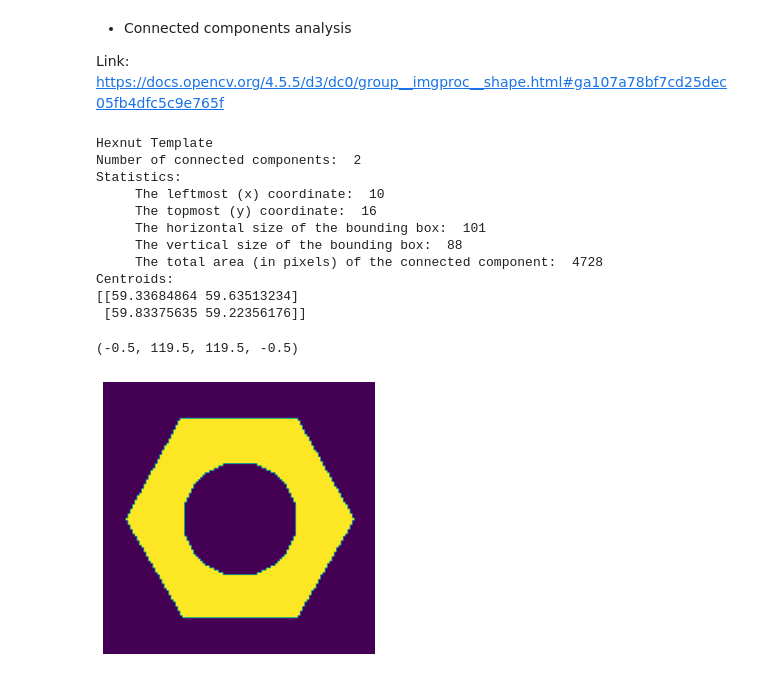
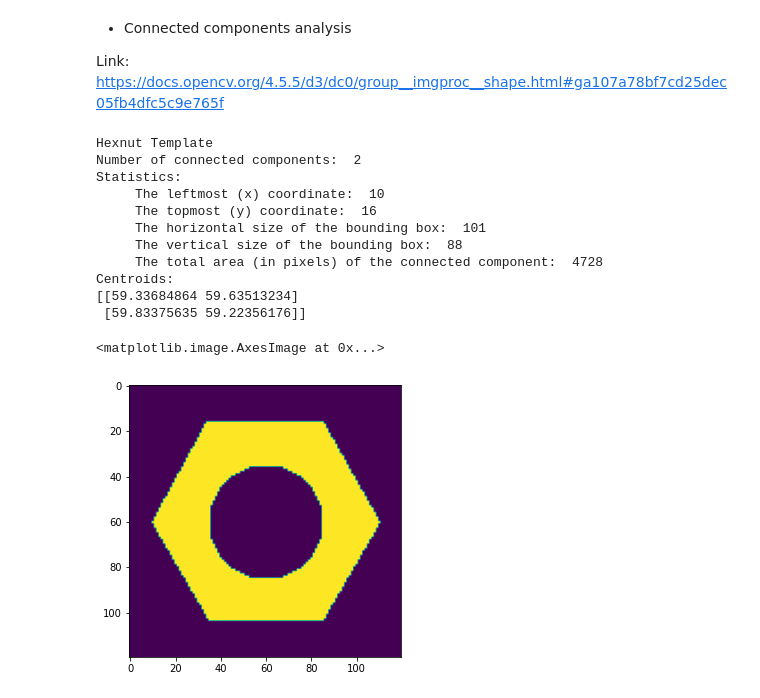
Before and after one commit to dulmi-99/Image-Processing-and-Machine-Vision, a Jupyter notebook: Assignments/Assignment 3/190107T_a03.ipynb, the cells around one changed output. Saved outputs shown, nothing was run; the diff lists cells and outputs as text; code cells hidden in the pictures.

```diff
--- a/Assignments/Assignment 3/190107T_a03.ipynb
+++ b/Assignments/Assignment 3/190107T_a03.ipynb
@@ -107,32 +107,31 @@ conv_n_labels, conv_labels, conv_stats, conv_centroids = cv.connectedComponentsW
 # %%
 print('Hexnut Template')
 print('Number of connected components: ', hex_n_labels)
 print('Statistics: ')
 print('     The leftmost (x) coordinate: ', hex_stats[1, cv.CC_STAT_LEFT])
 print('     The topmost (y) coordinate: ', hex_stats[1, cv.CC_STAT_TOP])
 print('     The horizontal size of the bounding box: ', hex_stats[1, cv.CC_STAT_WIDTH])
 print('     The vertical size of the bounding box: ' ,hex_stats[1, cv.CC_STAT_HEIGHT])
 print('     The total area (in pixels) of the connected component: ', hex_stats[1, cv.CC_STAT_AREA])
 print('Centroids: ')
 print(hex_centroids )
 
 fig,ax=plt.subplots(1,1,figsize=(5,5))
 ax.imshow(hex_labels)
-ax.axis(False)
 # %% [output]
 Hexnut Template
 Number of connected components:  2
 Statistics:
      The leftmost (x) coordinate:  10
      The topmost (y) coordinate:  16
      The horizontal size of the bounding box:  101
      The vertical size of the bounding box:  88
      The total area (in pixels) of the connected component:  4728
 Centroids:
 [[59.33684864 59.63513234]
  [59.83375635 59.22356176]]
-(-0.5, 119.5, 119.5, -0.5)
+<matplotlib.image.AxesImage at 0x...>
-[figure, old version]
+[figure, new version]
 # %%
 print('Squarenut Template ')
 print('Number of connected components: ', square_n_labels)
```
Also changed, not shown: parts of 4 cells of this notebook.
